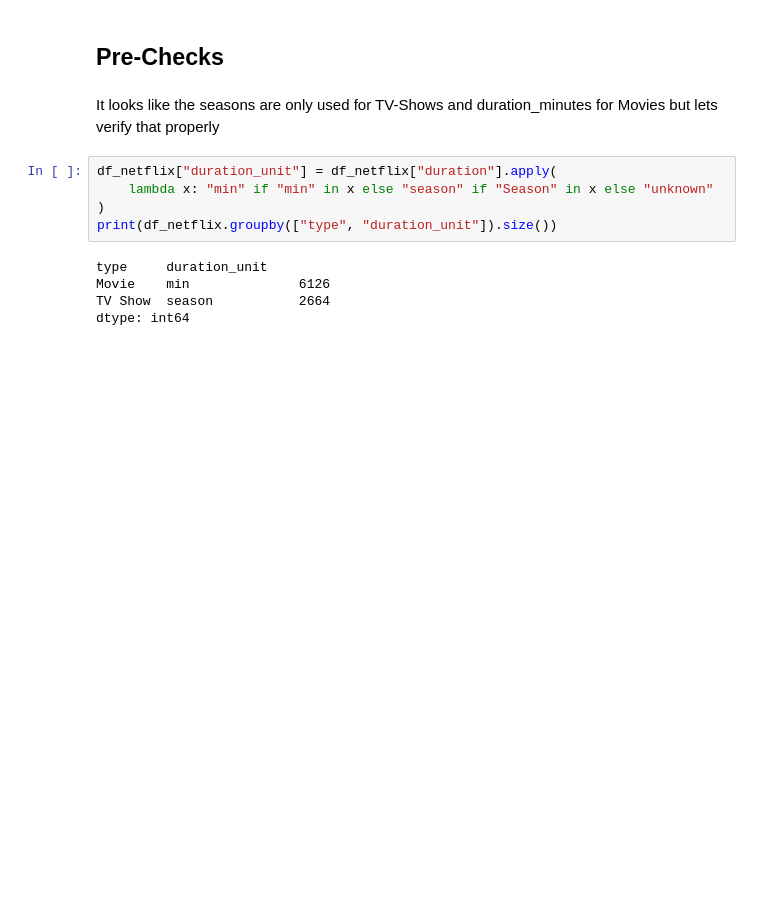
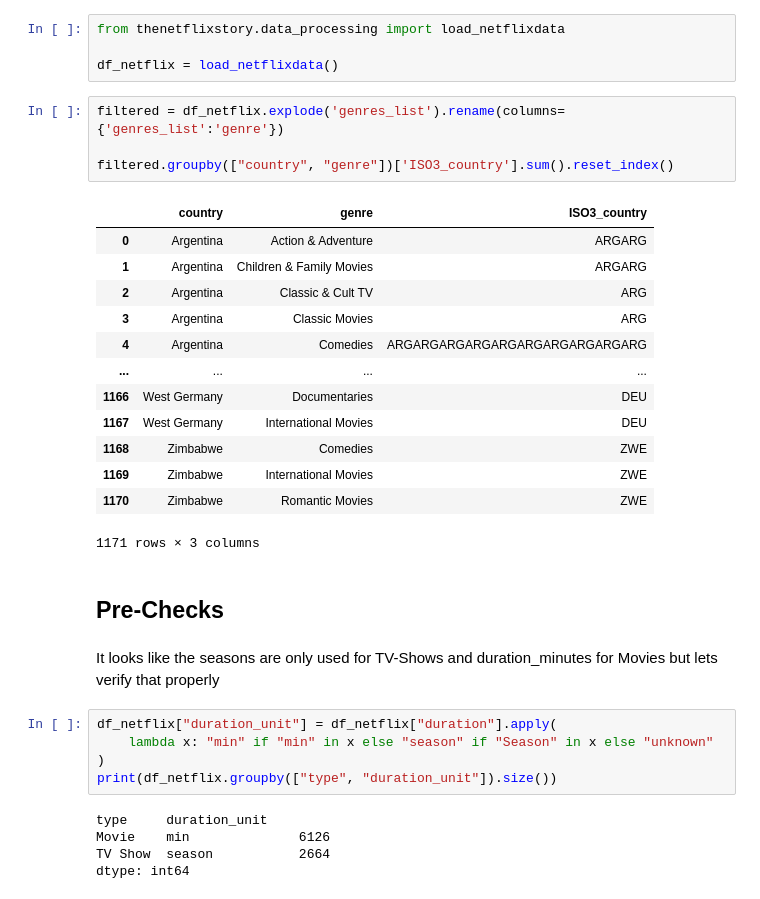
Before and after one commit to Elias-Martinelli/DVIZ_Final-Project_Netflix, a Jupyter notebook: notebooks/exploration.ipynb, the cells around one changed output. Saved outputs shown, nothing was run; the diff lists cells and outputs as text; blank space fills up the shorter version.

```diff
--- a/notebooks/exploration.ipynb
+++ b/notebooks/exploration.ipynb
@@ -35,3 +8,25 @@ df_netflix["rating_age"] = df_netflix["rating"].map(lambda x: rating_map.get(x,
+# %%
+from thenetflixstory.data_processing import load_netflixdata
+
+df_netflix = load_netflixdata()
+# %%
+filtered = df_netflix.explode('genres_list').rename(columns={'genres_list':'genre'})
+
+filtered.groupby(["country", "genre"])['ISO3_country'].sum().reset_index()
+# %% [output]
+|  | country | genre | ISO3_country |
+| 0 | Argentina | Action & Adventure | ARGARG |
+| 1 | Argentina | Children & Family Movies | ARGARG |
+| 2 | Argentina | Classic & Cult TV | ARG |
+| 3 | Argentina | Classic Movies | ARG |
+| 4 | Argentina | Comedies | ARGARGARGARGARGARGARGARGARGARG |
+| ... | ... | ... | ... |
+| 1166 | West Germany | Documentaries | DEU |
+| 1167 | West Germany | International Movies | DEU |
+| 1168 | Zimbabwe | Comedies | ZWE |
+| 1169 | Zimbabwe | International Movies | ZWE |
+| 1170 | Zimbabwe | Romantic Movies | ZWE |
+1171 rows × 3 columns
 # %% [markdown]
 ## Pre-Checks
 # %% [markdown]
```
Also changed, not shown: parts of 7 cells of this notebook, 4 other files.
